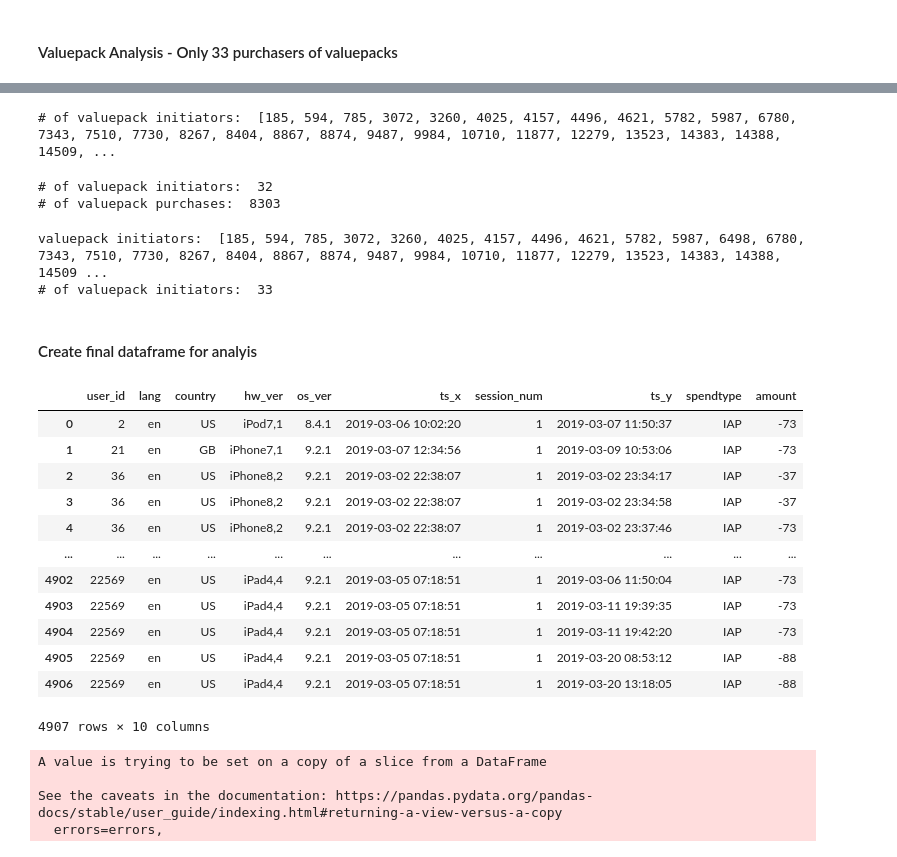
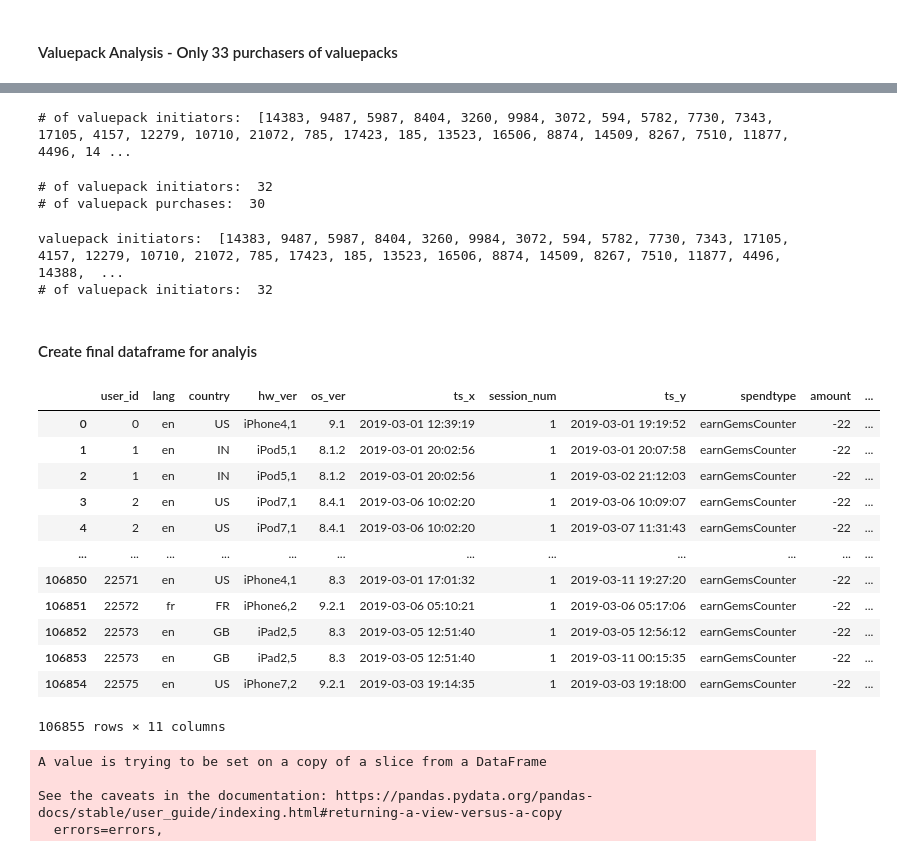
Before and after one commit to ericyeonpark/pg_data_exploratory_analysis, a Jupyter notebook: data_exploration_Eric_Park.ipynb, the cells around one changed output, grey strips where cells are left out. Drawn from its saved outputs; the diff is of its cells as text; code cells hidden in the pictures.

```diff
--- a/data_exploration_Eric_Park.ipynb
+++ b/data_exploration_Eric_Park.ipynb
@@ -625,6 +627,13 @@ users_sess_spend
 | 11524838 | 22575 | 2019-03-03 | en | US | iPhone7,2 | 9.2.1 | 2019-03-03 19:14:35 | 2019-03-03 | 1 | ... |
 | 11524839 | 22575 | 2019-03-03 | en | US | iPhone7,2 | 9.2.1 | 2019-03-03 19:22:52 | 2019-03-03 | 2 | ... |
 11524840 rows × 17 columns
+# %%
+# filter on spendtypes that give revenue to Pocket Gems
+value_filter = (users_sess_spend['spendtype'] == 'IAP') | (users_sess_spend['spendtype'] == 'valuepack')
+
+# add purchasing column to dataframe
+users_sess_spend.loc[value_filter, 'purchaser'] = 1
+users_sess_spend.loc[~value_filter, 'purchaser'] = 0
 # %%
 # drop colums due to null value or high cardinality or irrelvancy
 drop_cols = ['currency', 'chapter', 'date_y', 'date_x', 'story', 'last_session_termination_type', 'install_date']
@@ -674,31 +687,31 @@ users_sess_spend_rev
 valuepack_initiators = []
 
 # iterate over dataframe to find all users who bought the value pack as their first purchase
-for i, val in enumerate(users_sess_spend_rev['spendtype']):
-    if (val == 'valuepack') & (users_sess_spend_rev['session_num'][i] == 1):
-        valuepack_initiators.append(users_sess_spend_rev['user_id'][i])
+for i, val in enumerate(sess_spend_rev['spendtype']):
+    if (val == 'valuepack') & (sess_spend_rev['session_num'][i] == 1):
+        valuepack_initiators.append(sess_spend_rev['user_id'][i])
 
 # remove duplicates
 valuepack_initiators = list(dict.fromkeys(valuepack_initiators))
 
 print('# of valuepack initiators: ', valuepack_initiators)
 # %% [output]
-# of valuepack initiators:  [185, 594, 785, 3072, 3260, 4025, 4157, 4496, 4621, 5782, 5987, 6780, 7343, 7510, 7730, 8267, 8404, 8867, 8874, 9487, 9984, 10710, 11877, 12279, 13523, 14383, 14388, 14509, ...
+# of valuepack initiators:  [14383, 9487, 5987, 8404, 3260, 9984, 3072, 594, 5782, 7730, 7343, 17105, 4157, 12279, 10710, 21072, 785, 17423, 185, 13523, 16506, 8874, 14509, 8267, 7510, 11877, 4496, 14 ...
 # %%
 # Theres not enough data for valuepack initiators, so we'll check data on users who bought the value pack
 print('# of valuepack initiators: ', len(valuepack_initiators))
-print('# of valuepack purchases: ', len(users_sess_spend_rev[users_sess_spend_rev['spendtype'] == 'valuepack']))
+print('# of valuepack purchases: ', len(sess_spend_rev[users_sess_spend_rev['spendtype'] == 'valuepack']))
 # %% [output]
 # of valuepack initiators:  32
-# of valuepack purchases:  8303
+# of valuepack purchases:  30
 # %%
 # list of all consumers who's first purchase is a valuepack
 valuepack_buyers = []
 
 # iterate over dataframe to find all users who bought the value pack as their first purchase
-for i, val in enumerate(users_sess_spend_rev['spendtype']):
+for i, val in enumerate(sess_spend_rev['spendtype']):
     if val == 'valuepack':
-        valuepack_buyers.append(users_sess_spend_rev['user_id'][i])
+        valuepack_buyers.append(sess_spend_rev['user_id'][i])
 
 # remove duplicates
 valuepack_buyers = list(dict.fromkeys(valuepack_buyers))
@@ -707,33 +720,33 @@ valuepack_buyers = list(dict.fromkeys(valuepack_buyers))
 print('valuepack initiators: ', valuepack_buyers)
 print('# of valuepack initiators: ', len(valuepack_buyers))
 # %% [output]
-valuepack initiators:  [185, 594, 785, 3072, 3260, 4025, 4157, 4496, 4621, 5782, 5987, 6498, 6780, 7343, 7510, 7730, 8267, 8404, 8867, 8874, 9487, 9984, 10710, 11877, 12279, 13523, 14383, 14388, 14509 ...
-# of valuepack initiators:  33
+valuepack initiators:  [14383, 9487, 5987, 8404, 3260, 9984, 3072, 594, 5782, 7730, 7343, 17105, 4157, 12279, 10710, 21072, 785, 17423, 185, 13523, 16506, 8874, 14509, 8267, 7510, 11877, 4496, 14388,  ...
+# of valuepack initiators:  32
 # %% [markdown]
 #### Create final dataframe for analyis
 # %%
 # filter on spendtypes that give revenue to Pocket Gems
-session_num_filter = users_sess_spend_rev['session_num'] == 1
-users_sess_spend_final = users_sess_spend_rev[session_num_filter]
+session_num_filter = users_sess_spend['session_num'] == 1
+users_sess_spend_final = users_sess_spend[session_num_filter]
 
 # # reset index for iteration
 users_sess_spend_final.reset_index(drop=True, inplace=True)
 
 users_sess_spend_final
 # %% [output]
-|  | user_id | lang | country | hw_ver | os_ver | ts_x | session_num | ts_y | spendtype | amount |
-| 0 | 2 | en | US | iPod7,1 | 8.4.1 | 2019-03-06 10:02:20 | 1 | 2019-03-07 11:50:37 | IAP | -73 |
-| 1 | 21 | en | GB | iPhone7,1 | 9.2.1 | 2019-03-07 12:34:56 | 1 | 2019-03-09 10:53:06 | IAP | -73 |
-| 2 | 36 | en | US | iPhone8,2 | 9.2.1 | 2019-03-02 22:38:07 | 1 | 2019-03-02 23:34:17 | IAP | -37 |
-| 3 | 36 | en | US | iPhone8,2 | 9.2.1 | 2019-03-02 22:38:07 | 1 | 2019-03-02 23:34:58 | IAP | -37 |
-| 4 | 36 | en | US | iPhone8,2 | 9.2.1 | 2019-03-02 22:38:07 | 1 | 2019-03-02 23:37:46 | IAP | -73 |
-| ... | ... | ... | ... | ... | ... | ... | ... | ... | ... | ... |
-| 4902 | 22569 | en | US | iPad4,4 | 9.2.1 | 2019-03-05 07:18:51 | 1 | 2019-03-06 11:50:04 | IAP | -73 |
-| 4903 | 22569 | en | US | iPad4,4 | 9.2.1 | 2019-03-05 07:18:51 | 1 | 2019-03-11 19:39:35 | IAP | -73 |
-| 4904 | 22569 | en | US | iPad4,4 | 9.2.1 | 2019-03-05 07:18:51 | 1 | 2019-03-11 19:42:20 | IAP | -73 |
-| 4905 | 22569 | en | US | iPad4,4 | 9.2.1 | 2019-03-05 07:18:51 | 1 | 2019-03-20 08:53:12 | IAP | -88 |
-| 4906 | 22569 | en | US | iPad4,4 | 9.2.1 | 2019-03-05 07:18:51 | 1 | 2019-03-20 13:18:05 | IAP | -88 |
+|  | user_id | lang | country | hw_ver | os_ver | ts_x | session_num | ts_y | spendtype | amount | ... |
+| 0 | 0 | en | US | iPhone4,1 | 9.1 | 2019-03-01 12:39:19 | 1 | 2019-03-01 19:19:52 | earnGemsCounter | -22 | ... |
+| 1 | 1 | en | IN | iPod5,1 | 8.1.2 | 2019-03-01 20:02:56 | 1 | 2019-03-01 20:07:58 | earnGemsCounter | -22 | ... |
+| 2 | 1 | en | IN | iPod5,1 | 8.1.2 | 2019-03-01 20:02:56 | 1 | 2019-03-02 21:12:03 | earnGemsCounter | -22 | ... |
+| 3 | 2 | en | US | iPod7,1 | 8.4.1 | 2019-03-06 10:02:20 | 1 | 2019-03-06 10:09:07 | earnGemsCounter | -22 | ... |
+| 4 | 2 | en | US | iPod7,1 | 8.4.1 | 2019-03-06 10:02:20 | 1 | 2019-03-07 11:31:43 | earnGemsCounter | -22 | ... |
+| ... | ... | ... | ... | ... | ... | ... | ... | ... | ... | ... | ... |
+| 106850 | 22571 | en | US | iPhone4,1 | 8.3 | 2019-03-01 17:01:32 | 1 | 2019-03-11 19:27:20 | earnGemsCounter | -22 | ... |
+| 106851 | 22572 | fr | FR | iPhone6,2 | 9.2.1 | 2019-03-06 05:10:21 | 1 | 2019-03-06 05:17:06 | earnGemsCounter | -22 | ... |
+| 106852 | 22573 | en | GB | iPad2,5 | 8.3 | 2019-03-05 12:51:40 | 1 | 2019-03-05 12:56:12 | earnGemsCounter | -22 | ... |
+| 106853 | 22573 | en | GB | iPad2,5 | 8.3 | 2019-03-05 12:51:40 | 1 | 2019-03-11 00:15:35 | earnGemsCounter | -22 | ... |
+| 106854 | 22575 | en | US | iPhone7,2 | 9.2.1 | 2019-03-03 19:14:35 | 1 | 2019-03-03 19:18:00 | earnGemsCounter | -22 | ... |
-4907 rows × 10 columns
+106855 rows × 11 columns
 # %%
 # container to keep track of duplicate_id_arr
 user_id_arr = []
```
Also changed, not shown: parts of 10 cells of this notebook.
